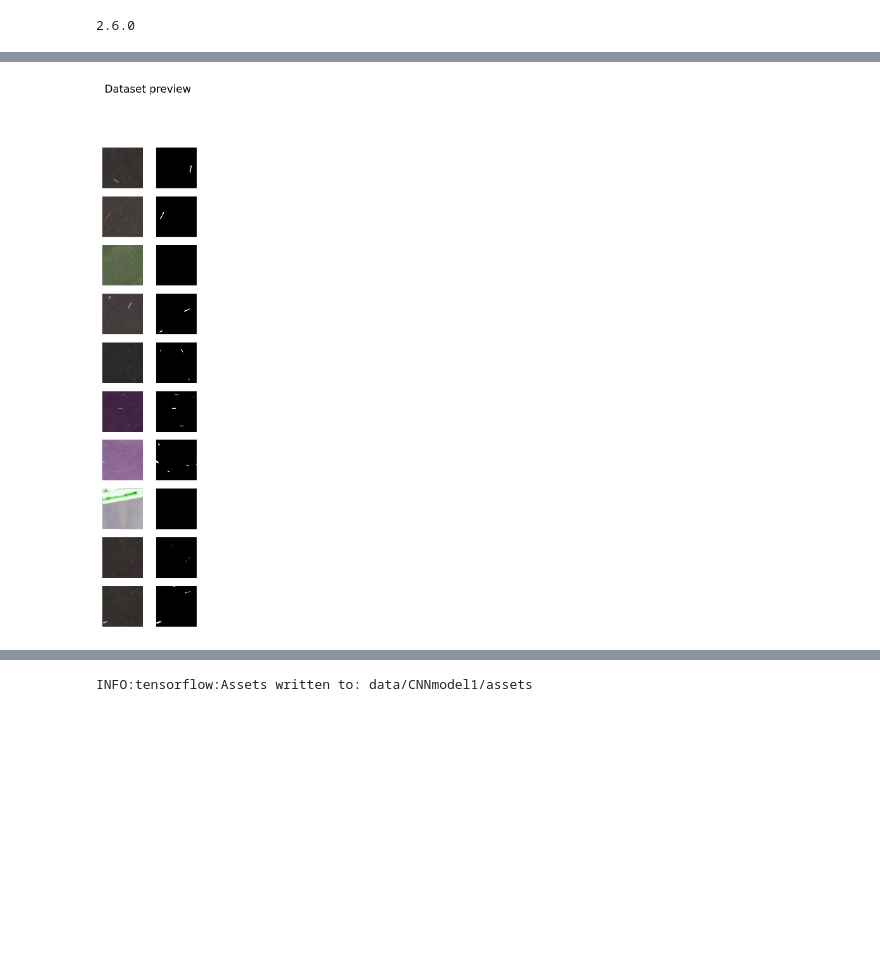
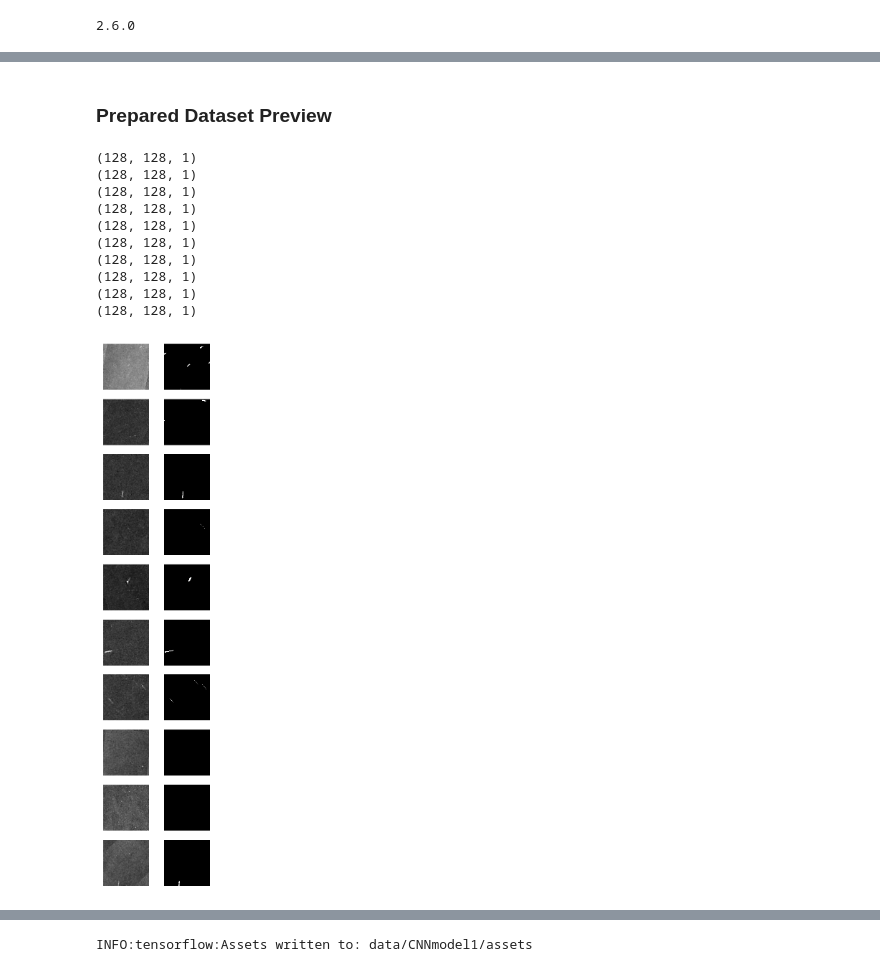
Before and after one commit to gd-codes/startrail-merger, a Jupyter notebook: nn.ipynb, the cells around one changed output, grey strips where cells are left out. Saved outputs shown, nothing was run; the diff lists cells and outputs as text; code cells hidden in the pictures; blank space fills up the shorter version.

```diff
--- a/nn.ipynb
+++ b/nn.ipynb
@@ -68,8 +68,9 @@ def load_preprocess(imgpath, maskpath):
     img.set_shape([128, 128, 3])
     img = rotator1(img)
     # img = tf.image.stateless_random_brightness(img, 0.5, seed=[SHUFFLE_SEED]*2)
-    # img = tf.image.stateless_random_contrast(img, 0.2, 0.5, seed=[SHUFFLE_SEED]*2)
+    img = tf.image.adjust_contrast(img, 2.0)
     img = tf.image.stateless_random_hue(img, 0.2, seed=[SHUFFLE_SEED]*2)
+    img = tf.image.rgb_to_grayscale(img)
     img = tf.cast(img, tf.float32) / 255.0
     # Set `img` to a 3-channel (RGB) 128x128 tensor normalised to [0.0 - 1.0]
 
@@ -119,21 +120,33 @@ b'data/NN_training/masks/4J7A6522/23_3.jpg'
 # %%
 image_batch, mask_batch = next(iter(ds))
 
+disp.display(disp.Markdown("### Prepared Dataset Preview"))
 fig1 = plt.figure(figsize=(2,1*BATCH_SIZE))
-fig1.suptitle("Dataset preview")
 
 # Preview part of the prepared dataset
 for i in range(BATCH_SIZE):
     ax = plt.subplot(BATCH_SIZE, 2, 2*i+1)
-    plt.imshow((image_batch[i].numpy() * 255).astype("uint8"))
+    print(image_batch[i].shape)
+    plt.imshow(image_batch[i].numpy(), cmap='gray', vmin=0, vmax=1)
     plt.axis('off')
     ax = plt.subplot(BATCH_SIZE, 2, 2*i+2)
     plt.imshow(mask_batch[i].numpy(), cmap='gray', vmin=0, vmax=1)
     plt.axis('off')
 
 plt.show()
 # %% [output]
+### Prepared Dataset Preview
+(128, 128, 1)
+(128, 128, 1)
+(128, 128, 1)
+(128, 128, 1)
+(128, 128, 1)
+(128, 128, 1)
+(128, 128, 1)
+(128, 128, 1)
+(128, 128, 1)
+(128, 128, 1)
-[figure, old version]
+[figure, new version]
 # %% [markdown]
 ### Architecture
 
```
Also changed, not shown: parts of 9 cells of this notebook, 6 other files.
